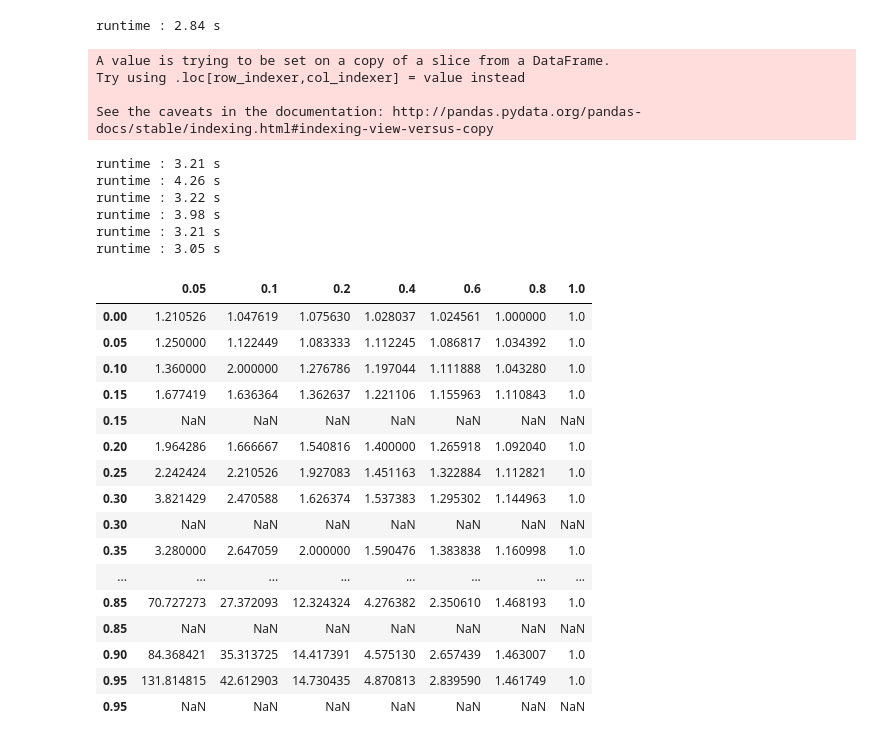
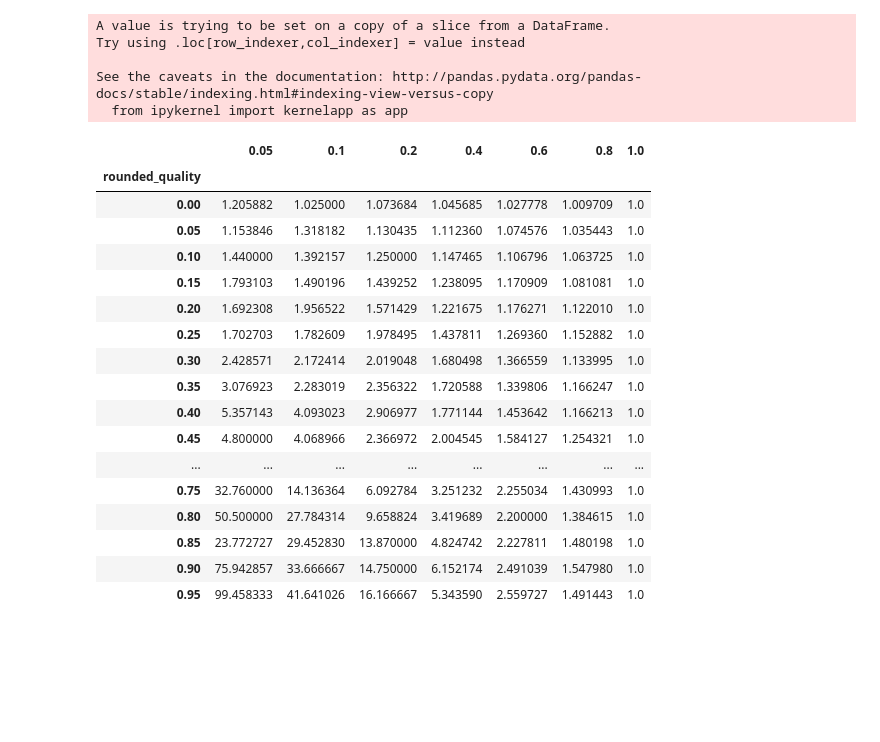
Before and after one commit to FakeNewsProject/FakeNews, a Jupyter notebook: Popularity as a function of mu and alpha.ipynb, the cells around one changed output. Drawn from its saved outputs; the diff is of its cells as text; code cells hidden in the pictures; blank space fills up the shorter version.

```diff
--- a/Popularity as a function of mu and alpha.ipynb
+++ b/Popularity as a function of mu and alpha.ipynb
@@ -23,51 +21,47 @@ df_views = pd.DataFrame(index=[x*0.05 for x in range(20)])
 # %%
 li_mu = [0.05,0.1,0.2,0.4,0.6,0.8,1]
+li_df = []
 for mu in li_mu:
 
     net = Network(people,connexions,alpha, mu)
     net.simulate(steps)
     memes_df = pd.DataFrame({'quality': [meme.quality for meme in net.memes],
                                  'views': [meme.views for meme in net.memes],
                                  'shares': [meme.shares for meme in net.memes],
                                  'start': [meme.start for meme in net.memes],
                                  'end': [meme.end for meme in net.memes]})
     memes_df['lifetime'] = memes_df['end'] - memes_df['start']
 
     finished_memes = memes_df.dropna(axis=1)
-    finished_memes['rounded_quality'] = finished_memes[['quality']].apply(round_func, axis=1)
+    finished_memes['rounded_quality'] = finished_memes['quality'].apply(round_func)
 
     df_plot = finished_memes.groupby('rounded_quality').mean()[['shares']]
     df_plot.columns=[mu]
-    #df_plot.plot()
+    li_df.append(df_plot)
 
-    df_views = df_views.join(df_plot, how= 'outer')
-df_views
+df_result = pd.concat(li_df, axis=1)
+df_result
 # %% [output]
-runtime : 2.84 s
+A value is trying to be set on a copy of a slice from a DataFrame.
+Try using .loc[row_indexer,col_indexer] = value instead
+
+See the caveats in the documentation: http://pandas.pydata.org/pandas-docs/stable/indexing.html#indexing-view-versus-copy
+  from ipykernel import kernelapp as app
-A value is trying to be set on a copy of a slice from a DataFrame.
-Try using .loc[row_indexer,col_indexer] = value instead
-
-See the caveats in the documentation: http://pandas.pydata.org/pandas-docs/stable/indexing.html#indexing-view-versus-copy
-runtime : 3.21 s
-runtime : 4.26 s
-runtime : 3.22 s
-runtime : 3.98 s
-runtime : 3.21 s
-runtime : 3.05 s
 |  | 0.05 | 0.1 | 0.2 | 0.4 | 0.6 | 0.8 | 1.0 |
-| 0.00 | 1.210526 | 1.047619 | 1.075630 | 1.028037 | 1.024561 | 1.000000 | 1.0 |
-| 0.05 | 1.250000 | 1.122449 | 1.083333 | 1.112245 | 1.086817 | 1.034392 | 1.0 |
-| 0.10 | 1.360000 | 2.000000 | 1.276786 | 1.197044 | 1.111888 | 1.043280 | 1.0 |
-| 0.15 | 1.677419 | 1.636364 | 1.362637 | 1.221106 | 1.155963 | 1.110843 | 1.0 |
-| 0.15 | NaN | NaN | NaN | NaN | NaN | NaN | NaN |
-| 0.20 | 1.964286 | 1.666667 | 1.540816 | 1.400000 | 1.265918 | 1.092040 | 1.0 |
-| 0.25 | 2.242424 | 2.210526 | 1.927083 | 1.451163 | 1.322884 | 1.112821 | 1.0 |
-| 0.30 | 3.821429 | 2.470588 | 1.626374 | 1.537383 | 1.295302 | 1.144963 | 1.0 |
-| 0.30 | NaN | NaN | NaN | NaN | NaN | NaN | NaN |
-| 0.35 | 3.280000 | 2.647059 | 2.000000 | 1.590476 | 1.383838 | 1.160998 | 1.0 |
+| rounded_quality |  |  |  |  |  |  |  |
+| 0.00 | 1.205882 | 1.025000 | 1.073684 | 1.045685 | 1.027778 | 1.009709 | 1.0 |
+| 0.05 | 1.153846 | 1.318182 | 1.130435 | 1.112360 | 1.074576 | 1.035443 | 1.0 |
+| 0.10 | 1.440000 | 1.392157 | 1.250000 | 1.147465 | 1.106796 | 1.063725 | 1.0 |
+| 0.15 | 1.793103 | 1.490196 | 1.439252 | 1.238095 | 1.170909 | 1.081081 | 1.0 |
+| 0.20 | 1.692308 | 1.956522 | 1.571429 | 1.221675 | 1.176271 | 1.122010 | 1.0 |
+| 0.25 | 1.702703 | 1.782609 | 1.978495 | 1.437811 | 1.269360 | 1.152882 | 1.0 |
+| 0.30 | 2.428571 | 2.172414 | 2.019048 | 1.680498 | 1.366559 | 1.133995 | 1.0 |
+| 0.35 | 3.076923 | 2.283019 | 2.356322 | 1.720588 | 1.339806 | 1.166247 | 1.0 |
+| 0.40 | 5.357143 | 4.093023 | 2.906977 | 1.771144 | 1.453642 | 1.166213 | 1.0 |
+| 0.45 | 4.800000 | 4.068966 | 2.366972 | 2.004545 | 1.584127 | 1.254321 | 1.0 |
 | ... | ... | ... | ... | ... | ... | ... | ... |
-| 0.85 | 70.727273 | 27.372093 | 12.324324 | 4.276382 | 2.350610 | 1.468193 | 1.0 |
-| 0.85 | NaN | NaN | NaN | NaN | NaN | NaN | NaN |
-| 0.90 | 84.368421 | 35.313725 | 14.417391 | 4.575130 | 2.657439 | 1.463007 | 1.0 |
-| 0.95 | 131.814815 | 42.612903 | 14.730435 | 4.870813 | 2.839590 | 1.461749 | 1.0 |
-| 0.95 | NaN | NaN | NaN | NaN | NaN | NaN | NaN |
+| 0.75 | 32.760000 | 14.136364 | 6.092784 | 3.251232 | 2.255034 | 1.430993 | 1.0 |
+| 0.80 | 50.500000 | 27.784314 | 9.658824 | 3.419689 | 2.200000 | 1.384615 | 1.0 |
+| 0.85 | 23.772727 | 29.452830 | 13.870000 | 4.824742 | 2.227811 | 1.480198 | 1.0 |
+| 0.90 | 75.942857 | 33.666667 | 14.750000 | 6.152174 | 2.491039 | 1.547980 | 1.0 |
+| 0.95 | 99.458333 | 41.641026 | 16.166667 | 5.343590 | 2.559727 | 1.491443 | 1.0 |
```
Also changed, not shown: parts of 8 cells of this notebook, 2 other files.
